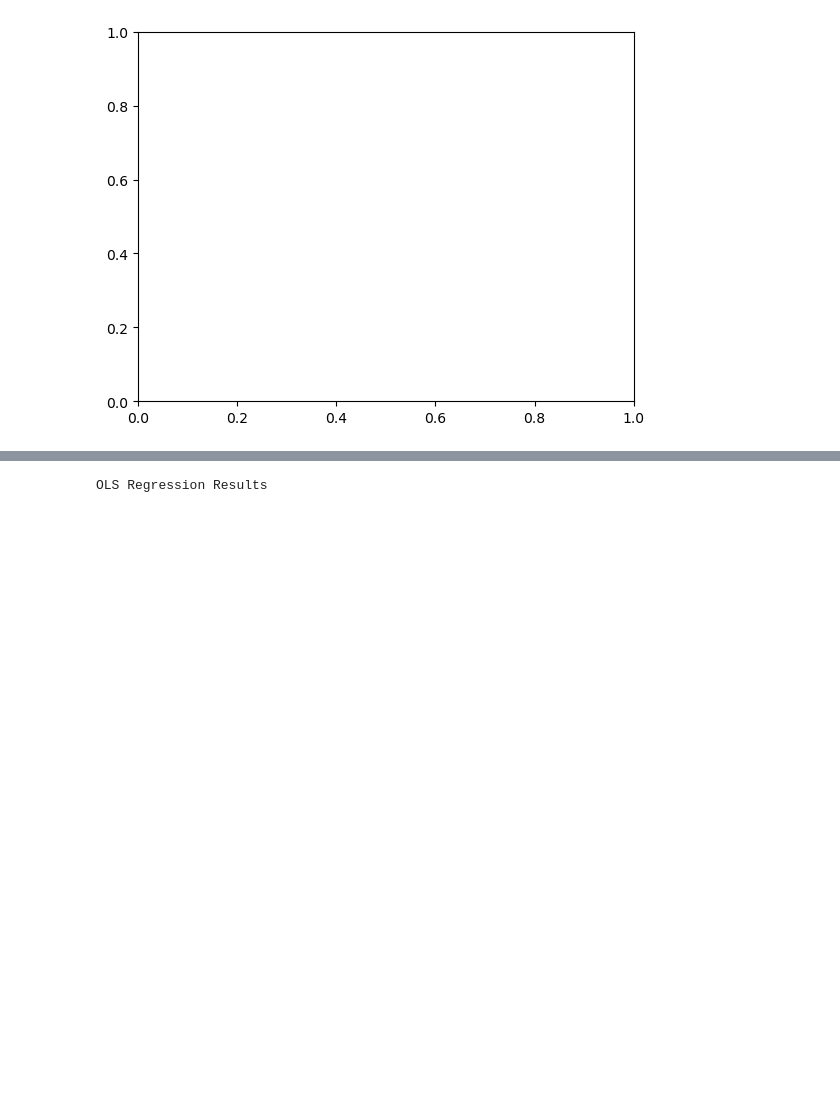
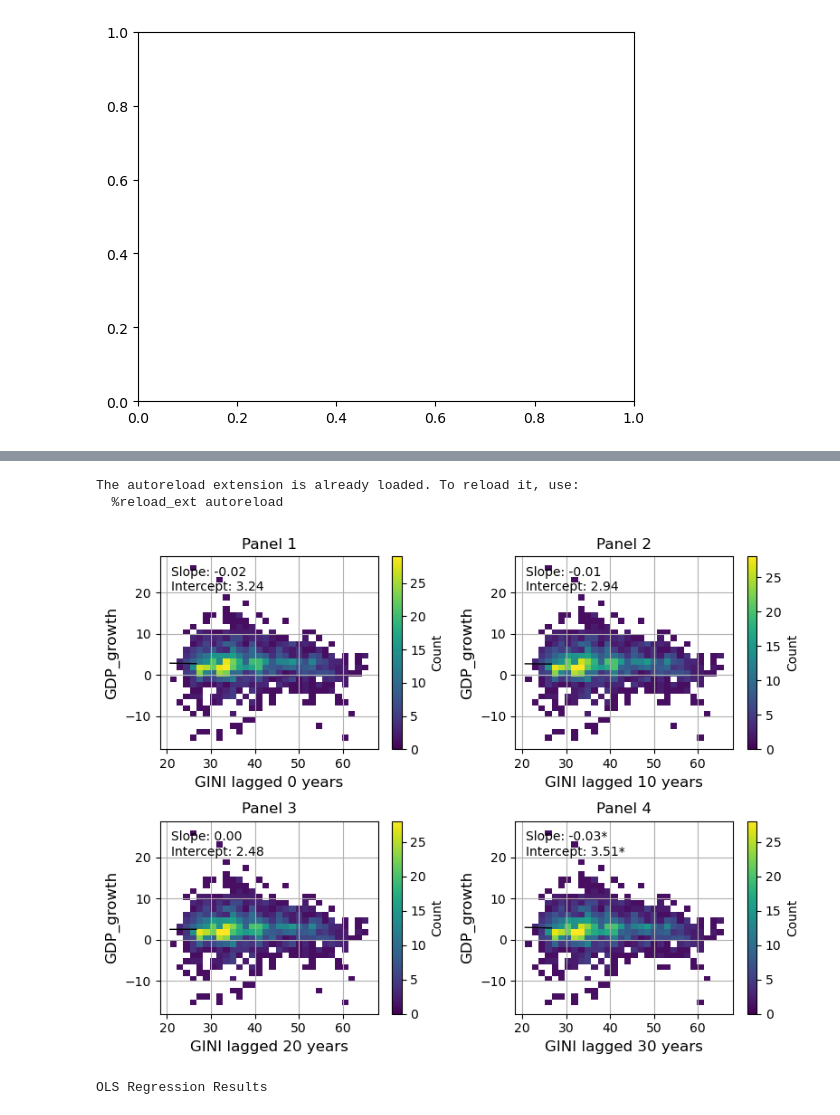
Before and after one commit to NumEconCopenhagen/projects-2023-magnus-kristian, a Jupyter notebook: dataproject/dataproject.ipynb, the cells around one changed output, grey strips where cells are left out. Drawn from its saved outputs; the diff is of its cells as text; code cells hidden in the pictures; blank space fills up the shorter version.

```diff
--- a/dataproject/dataproject.ipynb
+++ b/dataproject/dataproject.ipynb
@@ -336,3 +266,16 @@ See the caveats in the documentation: https://pandas.pydata.org/pandas-docs/stab
+# %%
+# autoreload modules when code is run
+%load_ext autoreload
+%autoreload 2
+
+# user written modules
+import dataproject
+
+dataproject.corr(final,'GINI','GDP_growth')
+# %% [output]
+The autoreload extension is already loaded. To reload it, use:
+  %reload_ext autoreload
+[figure, added]
 # %%
 # a list named list is defined, which contains the names of the six independent variables.
 list = ['COC', 'GOV', 'REQ', 'ROL', 'RSA', 'VOA']
```
Also changed, not shown: parts of 1 cell of this notebook, 1 other file.
